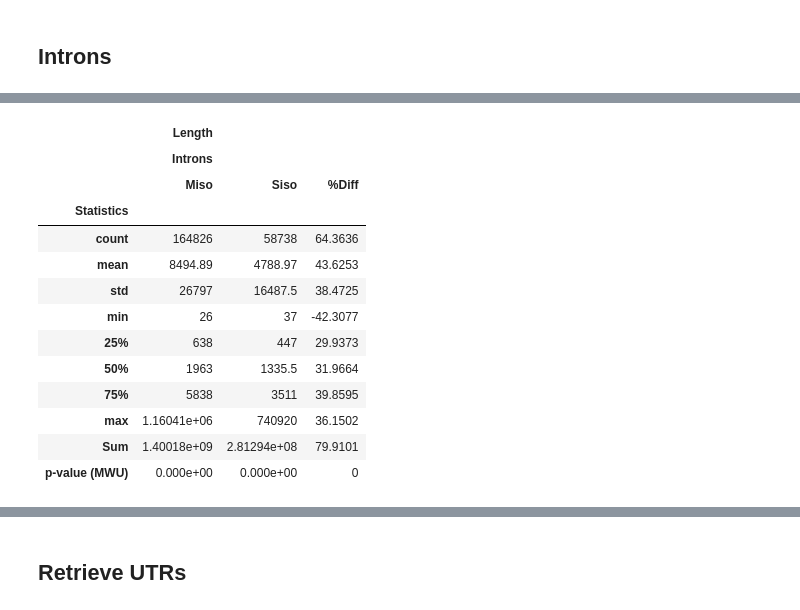
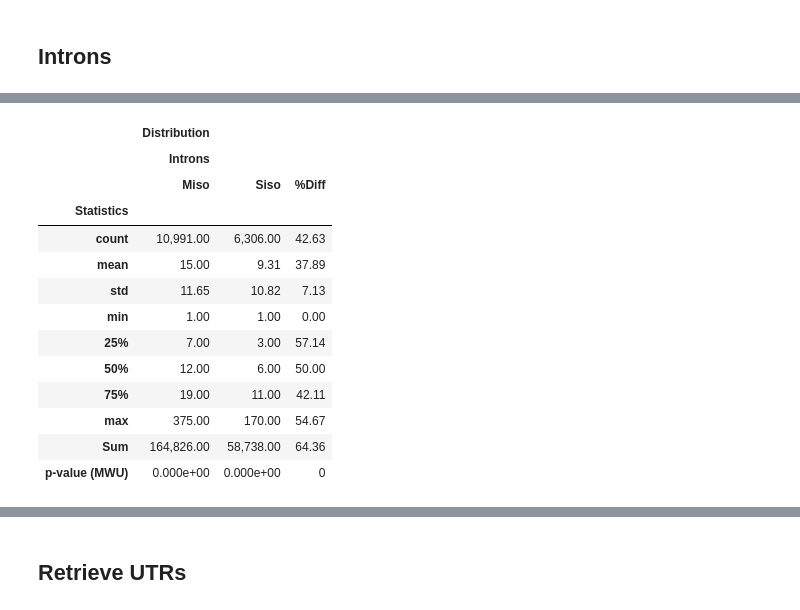
Before and after one commit to weber8thomas/MISOG_SISOG, a Jupyter notebook: src/misog_sisog_analysis.ipynb, the cells around one changed output, grey strips where cells are left out. Drawn from its saved outputs; the diff is of its cells as text; code cells hidden in the pictures.

```diff
--- a/src/misog_sisog_analysis.ipynb
+++ b/src/misog_sisog_analysis.ipynb
@@ -486,62 +566,58 @@ refseq_exons_introns_exploded['Intron_Length'] = refseq_exons_introns_exploded['
 refseq_exons_introns_exploded_clean = refseq_exons_introns_exploded.loc[refseq_exons_introns_exploded['Intron_Length'] >= 26]
 # refseq_exons_utr
 
 def pvalues(df):
     df = df.set_index('Miso_siso')
-#     print(df)
     mwu = scipy.stats.mannwhitneyu(
         df.loc['Miso'],
         df.loc['Siso'],
     )
     return mwu[1]
 
 
 def describe_dev(df):
-#     print(df.obj)
     d = df.describe().T
-#     print(d)
     d.loc['Sum'] = df.sum()
     d['%Diff'] = 100 * (d['Miso'] - d['Siso']) / d['Miso']
-#     d.loc['MWU p-value'] = scipy.stats.mannwhitneyu(df.obj.loc['Miso'].values, df.obj.loc['Siso'].values)[1]
     return d
 
-stats_intron_exons_utr = pd.concat(
-    [
-#         describe_dev(refseq_exons_introns_exploded_clean[['Miso_siso', 'Intron_Length']].groupby(['Miso_siso'])['Intron_Length']),
-        describe_dev(refseq_exons_introns_exploded_clean[['Miso_siso', 'Gene', 'Intron_Length', 'Intron_Start', 'Intron_End']].drop_duplicates(subset=['Gene', 'Intron_Start', 'Intron_Length']).groupby(['Miso_siso'])['Intron_Length']),
-    ],
-    axis=1
-)
 
-
+## MWU m-values
 
 l_pvalues = [
-#     pvalues(refseq_exons_introns_exploded_clean[['Miso_siso', 'Intron_Length']]),
-    pvalues(refseq_exons_introns_exploded_clean[['Miso_siso', 'Gene', 'Intron_Length', 'Intron_Start', 'Intron_End']].drop_duplicates(subset=['Gene', 'Intron_Start', 'Intron_Length'])[['Miso_siso', 'Intron_Length']]),
+    pvalues(refseq_exons_introns_exploded_clean[['Miso_siso', 'Gene', 'Intron_Length', 'Intron_Start', 'Intron_End']].drop_duplicates(subset=['Gene', 'Intron_Start', 'Intron_Length']).groupby(['Miso_siso', 'Gene'])['Intron_Start'].count().rename('Count').reset_index()[['Miso_siso','Count']]),
 ]
 l_pvalues = [sub_e for e in l_pvalues for sub_e in ['{:0.3e}'.format(e), '{:0.3e}'.format(e), '0']]
 l_pvalues
 
-# stats_intron_exons_utr.columns = pd.MultiIndex.from_product([['Length'], ['Introns ', 'Introns NR',], ['Miso', 'Siso', "%Diff"]])
-stats_intron_exons_utr.columns = pd.MultiIndex.from_product([['Length'], ['Introns ',], ['Miso', 'Siso', "%Diff"]])
+
+# Concat stats
+
+stats_intron_exons_utr = pd.concat(
+    [
+        describe_dev(refseq_exons_introns_exploded_clean[['Miso_siso', 'Gene', 'Intron_Length', 'Intron_Start', 'Intron_End']].drop_duplicates(subset=['Gene', 'Intron_Start', 'Intron_Length']).groupby(['Miso_siso', 'Gene'])['Intron_Start'].count().rename('Count').groupby('Miso_siso')),
+    ], axis=1
+)
+
+stats_intron_exons_utr.columns = pd.MultiIndex.from_product([['Distribution'], ['Introns ',], ['Miso', 'Siso', "%Diff"]])
 stats_intron_exons_utr.index.name = 'Statistics'
 stats_intron_exons_utr.loc['p-value (MWU)'] = l_pvalues
 
 stats_intron_exons_utr
 # %% [output]
-|  | Length |  |  |
+|  | Distribution |  |  |
 |  | Introns |  |  |
 |  | Miso | Siso | %Diff |
 | Statistics |  |  |  |
-| count | 164826 | 58738 | 64.3636 |
-| mean | 8494.89 | 4788.97 | 43.6253 |
-| std | 26797 | 16487.5 | 38.4725 |
-| min | 26 | 37 | -42.3077 |
-| 25% | 638 | 447 | 29.9373 |
-| 50% | 1963 | 1335.5 | 31.9664 |
-| 75% | 5838 | 3511 | 39.8595 |
-| max | 1.16041e+06 | 740920 | 36.1502 |
-| Sum | 1.40018e+09 | 2.81294e+08 | 79.9101 |
+| count | 10,991.00 | 6,306.00 | 42.63 |
+| mean | 15.00 | 9.31 | 37.89 |
+| std | 11.65 | 10.82 | 7.13 |
+| min | 1.00 | 1.00 | 0.00 |
+| 25% | 7.00 | 3.00 | 57.14 |
+| 50% | 12.00 | 6.00 | 50.00 |
+| 75% | 19.00 | 11.00 | 42.11 |
+| max | 375.00 | 170.00 | 54.67 |
+| Sum | 164,826.00 | 58,738.00 | 64.36 |
 | p-value (MWU) | 0.000e+00 | 0.000e+00 | 0 |
 # %%
 # Concat all Stats
```
Also changed, not shown: parts of 20 cells of this notebook, 1 other file.
